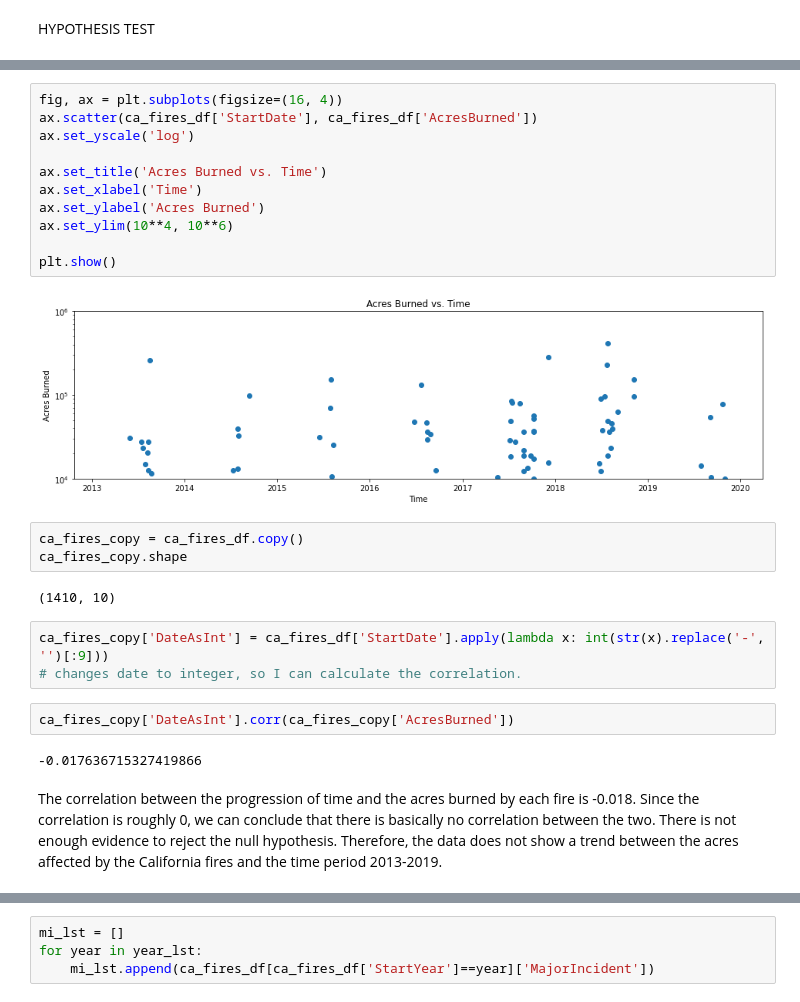
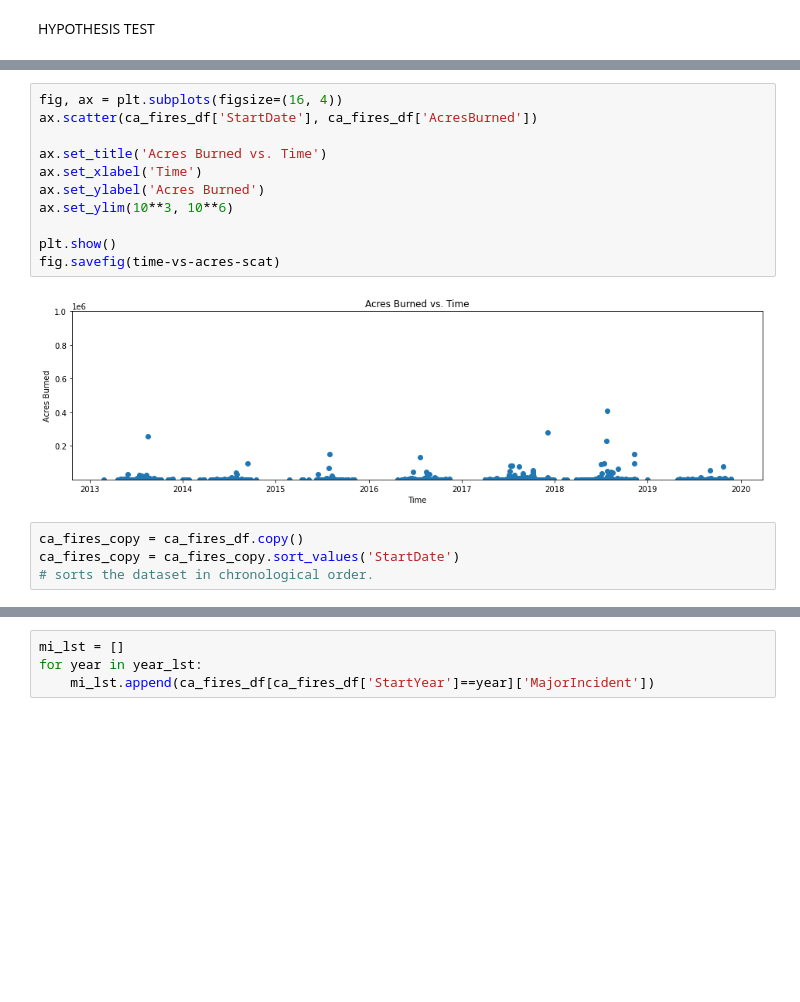
Before and after one commit to kaciewebster/ca-fire-incidents, a Jupyter notebook: ca-fire-final.ipynb, the cells around one changed output, grey strips where cells are left out. Drawn from its saved outputs; the diff is of its cells as text; blank space fills up the shorter version.

```diff
--- a/ca-fire-final.ipynb
+++ b/ca-fire-final.ipynb
@@ -282,27 +291,17 @@ H1: The number of acres burned by the California Fires has been increasing over
 # %%
 fig, ax = plt.subplots(figsize=(16, 4))
 ax.scatter(ca_fires_df['StartDate'], ca_fires_df['AcresBurned'])
-ax.set_yscale('log')
 
 ax.set_title('Acres Burned vs. Time')
 ax.set_xlabel('Time')
 ax.set_ylabel('Acres Burned')
-ax.set_ylim(10**4, 10**6)
+ax.set_ylim(10**3, 10**6)
 
 plt.show()
+fig.savefig(time-vs-acres-scat)
 # %% [output]
-[figure, old version]
+[figure, new version]
-# %%
-ca_fires_copy = ca_fires_df.copy()
-ca_fires_copy.shape
-# %% [output]
-(1410, 10)
-# %%
-ca_fires_copy['DateAsInt'] = ca_fires_df['StartDate'].apply(lambda x: int(str(x).replace('-', '')[:9]))
-# changes date to integer, so I can calculate the correlation.
-# %%
-ca_fires_copy['DateAsInt'].corr(ca_fires_copy['AcresBurned'])
-# %% [output]
--0.017636715327419866
-# %% [markdown]
-The correlation between the progression of time and the acres burned by each fire is -0.018. Since the correlation is roughly 0, we can conclude that there is basically no correlation between the two. There is not enough evidence to reject the null hypothesis. Therefore, the data does not show a trend between the acres affected by the California fires and the time period 2013-2019.
+# %%
+ca_fires_copy = ca_fires_df.copy()
+ca_fires_copy = ca_fires_copy.sort_values('StartDate')
+# sorts the dataset in chronological order.
```
Also changed, not shown: parts of 17 cells of this notebook, 9 other files.
